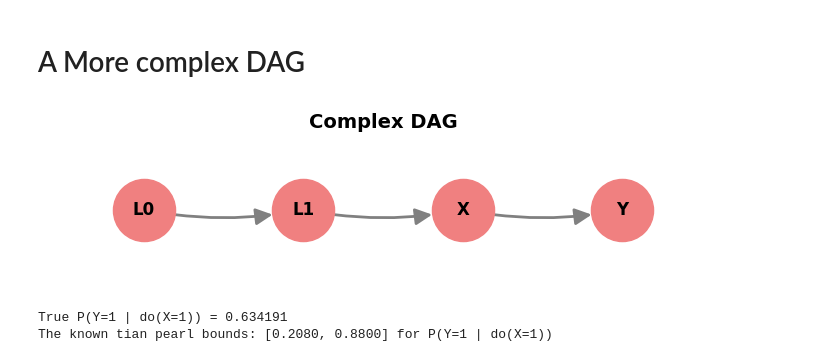
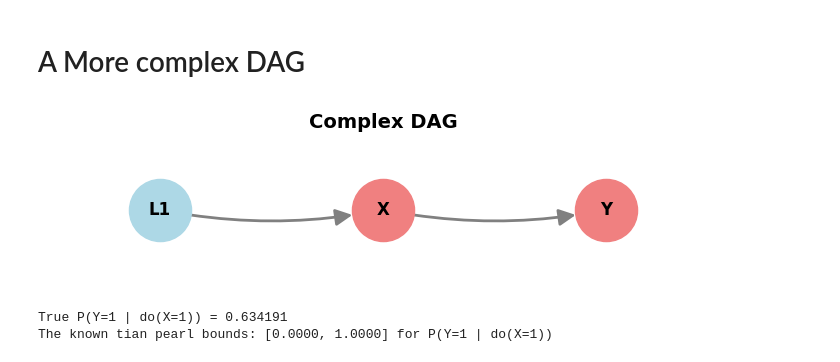
Before and after one commit to tmaringgele/Optimal-Experiments-for-Partial-Causal-Effect-Identification, a Jupyter notebook: complete_workflow.ipynb, the cells around one changed output. Drawn from its saved outputs; the diff is of its cells as text; code cells hidden in the pictures.

```diff
--- a/complete_workflow.ipynb
+++ b/complete_workflow.ipynb
@@ -254,45 +246,45 @@ df
 # %%
 # 1. Generate a confounding DAG
 dag = DAG()
 X = dag.add_node('X', support={0, 1})
 Y = dag.add_node('Y', support={0, 1})
-L0 = dag.add_node('L0', support={0, 1}, partition='R')
-L1 = dag.add_node('L1', support={0, 1}, partition='R')
-dag.add_edge(L0, L1)
+# L0 = dag.add_node('L0', support={0, 1}, partition='L')
+L1 = dag.add_node('L1', support={0, 1}, partition='L')
+# dag.add_edge(L0, L1)
 dag.add_edge(L1, X)
 dag.add_edge(X, Y)
 
-dag.generate_all_response_types(R_only=False)
+dag.generate_all_response_types()
 
 fig = dag.draw(figsize=(7, 2), title="Complex DAG", with_labels=True)
 plt.show()
+
+# 3. Generate Data
+generator = DataGenerator(dag, seed=234)
+joint = generator.computeObservedJoint() #Dict[FrozenSet[Tuple[Node, int]], float]
+# marginalize out L0 and L1
+p11 = 0
+p10 = 0
+for l0 in [0, 1]:
+    for l1 in [0, 1]:
+        key11 = frozenset({(L0, l0), (L1, l1), (X, 1), (Y, 1)})
+        key10 = frozenset({(L0, l0), (L1, l1), (X, 1), (Y, 0)})
+        p11 += joint.get(key11, 0)
+        p10 += joint.get(key10, 0)
+# generator.print_true_distribution()
+true_prob = generator.computeTrueIntervention(
+    Y={Y},
+    X={X},
+    Y_values=(1,),
+    X_values=(1,)
+)
+print(f"True P(Y=1 | do(X=1)) = {true_prob:.6f}")
+print(f'The known tian pearl bounds: [{p11:.4f}, {1-p10:.4f}] for P(Y=1 | do(X=1))')
+# 4. Create SCM
+scm = SCM(dag, generator)
+lp_L1 = ProgramFactory.write_LP(scm, Y={Y}, X={X}, Y_values=(1,), X_values=(1,))
 # %% [output]
-[figure, old version]
+[figure, new version]
+True P(Y=1 | do(X=1)) = 0.634191
+The known tian pearl bounds: [0.0000, 1.0000] for P(Y=1 | do(X=1))
-# %%
-# 3. Generate Data
-generator = DataGenerator(dag, seed=234)
-joint = generator.computeObservedJoint() #Dict[FrozenSet[Tuple[Node, int]], float]
-# marginalize out L0 and L1
-p11 = 0
-p10 = 0
-for l0 in [0, 1]:
-    for l1 in [0, 1]:
-        key11 = frozenset({(L0, l0), (L1, l1), (X, 1), (Y, 1)})
-        key10 = frozenset({(L0, l0), (L1, l1), (X, 1), (Y, 0)})
-        p11 += joint.get(key11, 0)
-        p10 += joint.get(key10, 0)
-# generator.print_true_distribution()
-true_prob = generator.computeTrueIntervention(
-    Y={Y},
-    X={X},
-    Y_values=(1,),
-    X_values=(1,)
-)
-print(f"True P(Y=1 | do(X=1)) = {true_prob:.6f}")
-print(f'The known tian pearl bounds: [{p11:.4f}, {1-p10:.4f}] for P(Y=1 | do(X=1))')
-# 4. Create SCM
-scm = SCM(dag, generator)
-# %% [output]
-True P(Y=1 | do(X=1)) = 0.634191
-The known tian pearl bounds: [0.2080, 0.8800] for P(Y=1 | do(X=1))
 # %%
```
Also changed, not shown: parts of 15 cells of this notebook, 4 other files.
